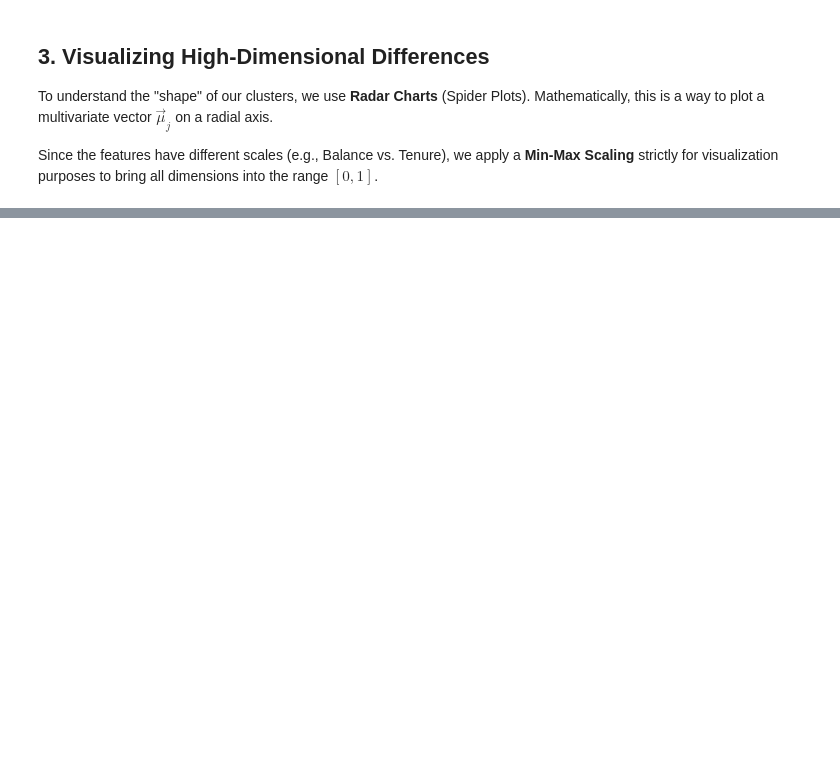
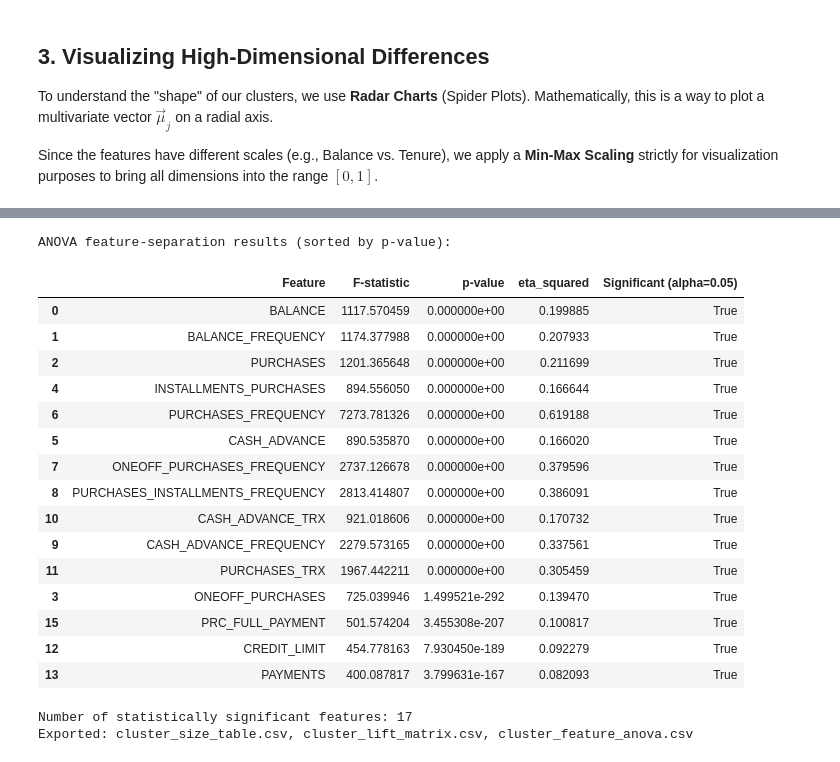
Before and after one commit to KalataBozukov/customer-segmentation-math, a Jupyter notebook: notebooks/04_cluster_profiling_and_FPD.ipynb, the cells around one changed output, grey strips where cells are left out. Cells and saved outputs as stored; diff of their text form; code cells hidden in the pictures; blank space fills up the shorter version.

```diff
--- a/notebooks/04_cluster_profiling_and_FPD.ipynb
+++ b/notebooks/04_cluster_profiling_and_FPD.ipynb
@@ -107,0 +274,56 @@ plot_radar_chart(scaled_centroids)
+# %%
+from scipy import stats
+
+anova_rows = []
+for feature in feature_cols:
+    groups = [
+        grp[feature].values
+        for _, grp in df_raw.groupby('Cluster')
+    ]
+
+    f_stat, p_value = stats.f_oneway(*groups)
+
+    overall_mean = df_raw[feature].mean()
+    ss_between = sum(len(g) * (np.mean(g) - overall_mean) ** 2 for g in groups)
+    ss_total = ((df_raw[feature] - overall_mean) ** 2).sum()
+    eta_sq = ss_between / ss_total if ss_total > 0 else np.nan
+
+    anova_rows.append({
+        'Feature': feature,
+        'F-statistic': f_stat,
+        'p-value': p_value,
+        'eta_squared': eta_sq
+    })
+
+anova_results = pd.DataFrame(anova_rows).sort_values('p-value')
+anova_results['Significant (alpha=0.05)'] = anova_results['p-value'] < 0.05
+
+print('ANOVA feature-separation results (sorted by p-value):')
+display(anova_results.head(15))
+
+print('Number of statistically significant features:', int(anova_results['Significant (alpha=0.05)'].sum()))
+
+cluster_size_table.to_csv('cluster_size_table.csv')
+lift_matrix.to_csv('cluster_lift_matrix.csv')
+anova_results.to_csv('cluster_feature_anova.csv', index=False)
+print('Exported: cluster_size_table.csv, cluster_lift_matrix.csv, cluster_feature_anova.csv')
+# %% [output]
+ANOVA feature-separation results (sorted by p-value):
+|  | Feature | F-statistic | p-value | eta_squared | Significant (alpha=0.05) |
+| 0 | BALANCE | 1117.570459 | 0.000000e+00 | 0.199885 | True |
+| 1 | BALANCE_FREQUENCY | 1174.377988 | 0.000000e+00 | 0.207933 | True |
+| 2 | PURCHASES | 1201.365648 | 0.000000e+00 | 0.211699 | True |
+| 4 | INSTALLMENTS_PURCHASES | 894.556050 | 0.000000e+00 | 0.166644 | True |
+| 6 | PURCHASES_FREQUENCY | 7273.781326 | 0.000000e+00 | 0.619188 | True |
+| 5 | CASH_ADVANCE | 890.535870 | 0.000000e+00 | 0.166020 | True |
+| 7 | ONEOFF_PURCHASES_FREQUENCY | 2737.126678 | 0.000000e+00 | 0.379596 | True |
+| 8 | PURCHASES_INSTALLMENTS_FREQUENCY | 2813.414807 | 0.000000e+00 | 0.386091 | True |
+| 10 | CASH_ADVANCE_TRX | 921.018606 | 0.000000e+00 | 0.170732 | True |
+| 9 | CASH_ADVANCE_FREQUENCY | 2279.573165 | 0.000000e+00 | 0.337561 | True |
+| 11 | PURCHASES_TRX | 1967.442211 | 0.000000e+00 | 0.305459 | True |
+| 3 | ONEOFF_PURCHASES | 725.039946 | 1.499521e-292 | 0.139470 | True |
+| 15 | PRC_FULL_PAYMENT | 501.574204 | 3.455308e-207 | 0.100817 | True |
+| 12 | CREDIT_LIMIT | 454.778163 | 7.930450e-189 | 0.092279 | True |
+| 13 | PAYMENTS | 400.087817 | 3.799631e-167 | 0.082093 | True |
+Number of statistically significant features: 17
+Exported: cluster_size_table.csv, cluster_lift_matrix.csv, cluster_feature_anova.csv
```
Also changed, not shown: parts of 9 cells of this notebook, 10 other files.
